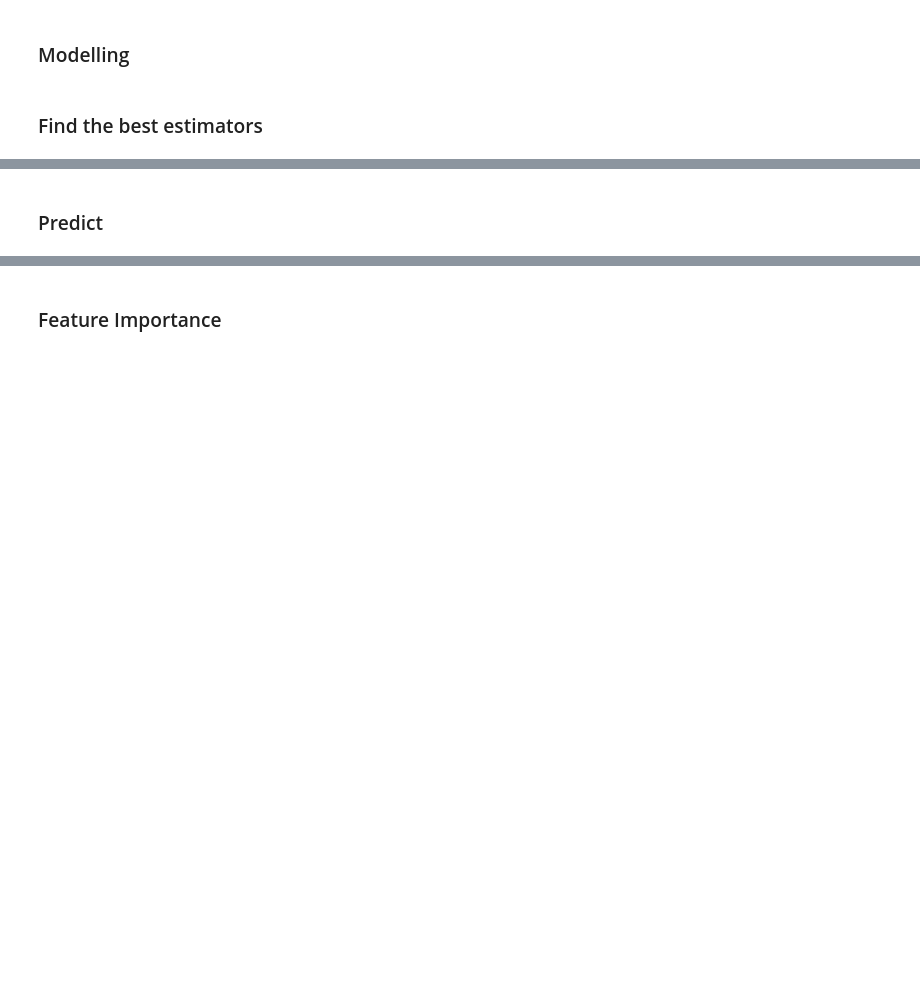
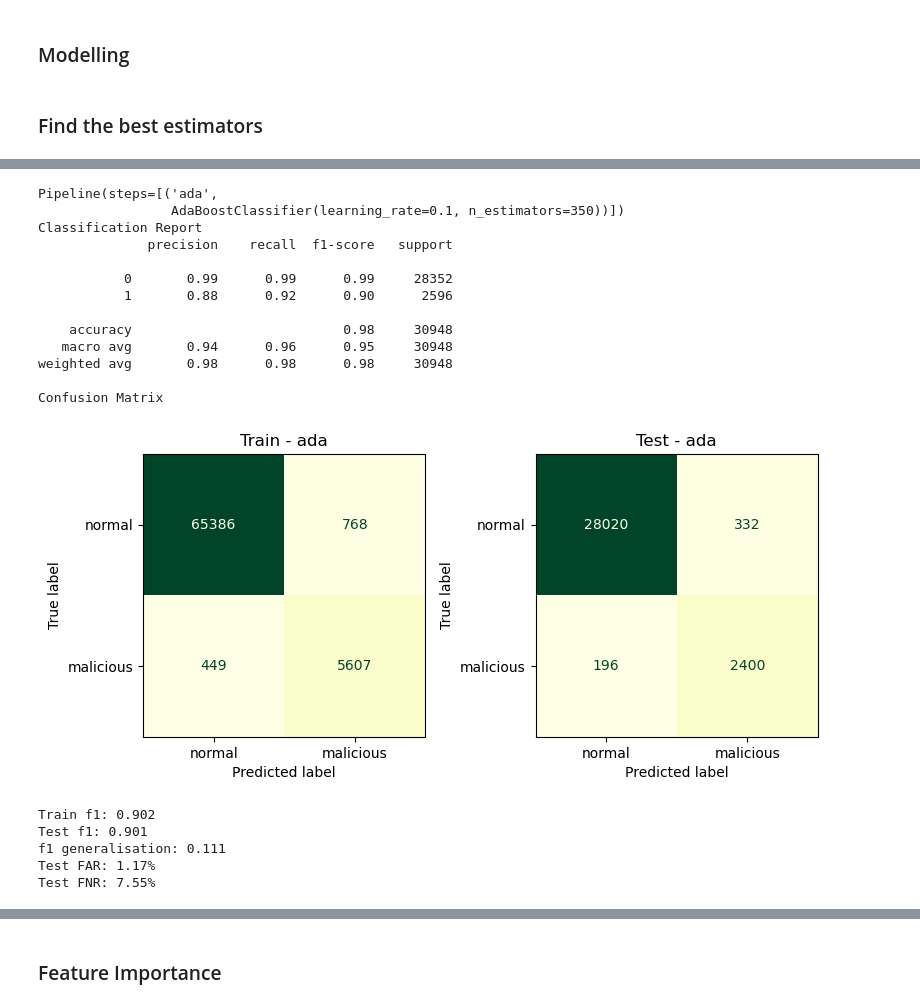
Before and after one commit to melnghp/Data_Science_Project, a Jupyter notebook: Network Classification/code/03_Preprocessing_Modeling_label.ipynb, the cells around one changed output, grey strips where cells are left out. Drawn from its saved outputs; the diff is of its cells as text; code cells hidden in the pictures; blank space fills up the shorter version.

```diff
--- a/Network Classification/code/03_Preprocessing_Modeling_label.ipynb
+++ b/Network Classification/code/03_Preprocessing_Modeling_label.ipynb
@@ -112,2 +116,0 @@ pca_model = PCA(0.9)
-# %%
-pca_model.fit(new_X_train)
@@ -221,9 +175,6 @@ def model_plot(df, model_name, X_train, X_test, y_train, y_test):
     # check for generalisation
     y_train_pred = model.predict(X_train)
     y_test_pred = model.predict(X_test)
-
-    # Save confusion matrix values
-    tn, fp, fn, tp = confusion_matrix(y_test, y_test_pred).ravel()
 
     #train scoring
     train_accuracy = round(accuracy_score(y_train, y_train_pred),3)
@@ -252,6 +203,9 @@ def model_plot(df, model_name, X_train, X_test, y_train, y_test):
     # roc curve for models
     fpr, tpr, thresh = roc_curve(y_test, y_proba[:, 1])
 
+    # precision-recall curve for models
+    precision, recall, threshold = precision_recall_curve(y_test, y_proba[:, 1])
+
     #store values as dictionary
     data = {"model" : model_name,
             "train_accuracy" : train_accuracy,
@@ -271,7 +225,10 @@ def model_plot(df, model_name, X_train, X_test, y_train, y_test):
             "gen_roc_auc" : gen_roc_auc,
             "best_params" : model,
             "fpr" : [fpr],
-            "tpr" : [tpr]}
+            "tpr" : [tpr],
+            "precision" : [precision],
+            "recall" : [recall],
+           }
 
     # Create DataFrame
     result = pd.DataFrame(data)
@@ -290,7 +247,7 @@ def model_plot(df, model_name, X_train, X_test, y_train, y_test):
     cm1 = confusion_matrix(y_train, y_train_pred)
     ConfusionMatrixDisplay(confusion_matrix=cm1,
                                display_labels=['normal', 'malicious']).plot( ax = ax[0], values_format='d',
-                                                                        colorbar = False, cmap='Blues')
+                                                                        colorbar = False, cmap='YlGn')
                                 #0 is normal, 1 is malicious
 
     ax[0].set_title(f'Train - {model_name}')
@@ -298,23 +255,23 @@ def model_plot(df, model_name, X_train, X_test, y_train, y_test):
     cm2 = confusion_matrix(y_test, y_test_pred)
     ConfusionMatrixDisplay(confusion_matrix=cm2,
                                display_labels=['normal', 'malicious']).plot(ax = ax[1], values_format='d',
-                                                                        colorbar = False, cmap='Blues')
+                                                                        colorbar = False, cmap='YlGn')
 
     ax[1].set_title(f'Test - {model_name}')
 
     plt.tight_layout()
     plt.show()
 
-    TP = cm2[0][0]
+    TN = cm2[0][0]
     FP = cm2[0][1]
     FN = cm2[1][0]
-    TN = cm2[1][1]
+    TP = cm2[1][1]
 
 
     print(f'Train f1: {train_f1}')
     print(f'Test f1: {test_f1}')
     print(f'f1 generalisation: {gen_f1}')
-    print(f'Test FPR: {round((FP/(FP+TN)*100),2)}%')
+    print(f'Test FAR: {round((FP/(FP+TN)*100),2)}%')
     print(f'Test FNR: {round((FN/(TP+FN)*100),2)}%')
 
     return result
@@ -339,11 +300,26 @@ def model_plot(df, model_name, X_train, X_test, y_train, y_test):
-# %% [markdown]
-### Predict
 # %%
 #define empty dataframe to store the results
 result = pd.DataFrame()
-# %%
-#Model 1: lr
-result = model_plot(result, 's1_lr', new_X_train, new_X_test, y_train, y_test)
 # %%
-#Model 2: ada
-result = model_plot(result, 's1_ada', new_X_train, new_X_test, y_train, y_test)
+#Model 1: ada
+result = model_plot(result, 'ada', new_X_train, new_X_test, y_train, y_test)
+# %% [output]
+Pipeline(steps=[('ada',
+                 AdaBoostClassifier(learning_rate=0.1, n_estimators=350))])
+Classification Report
+              precision    recall  f1-score   support
+
+           0       0.99      0.99      0.99     28352
+           1       0.88      0.92      0.90      2596
+
+    accuracy                           0.98     30948
+   macro avg       0.94      0.96      0.95     30948
+weighted avg       0.98      0.98      0.98     30948
+
+Confusion Matrix
+[figure, added]
+Train f1: 0.902
+Test f1: 0.901
+f1 generalisation: 0.111
+Test FAR: 1.17%
+Test FNR: 7.55%
```
Also changed, not shown: parts of 68 cells of this notebook, 9 other files.
